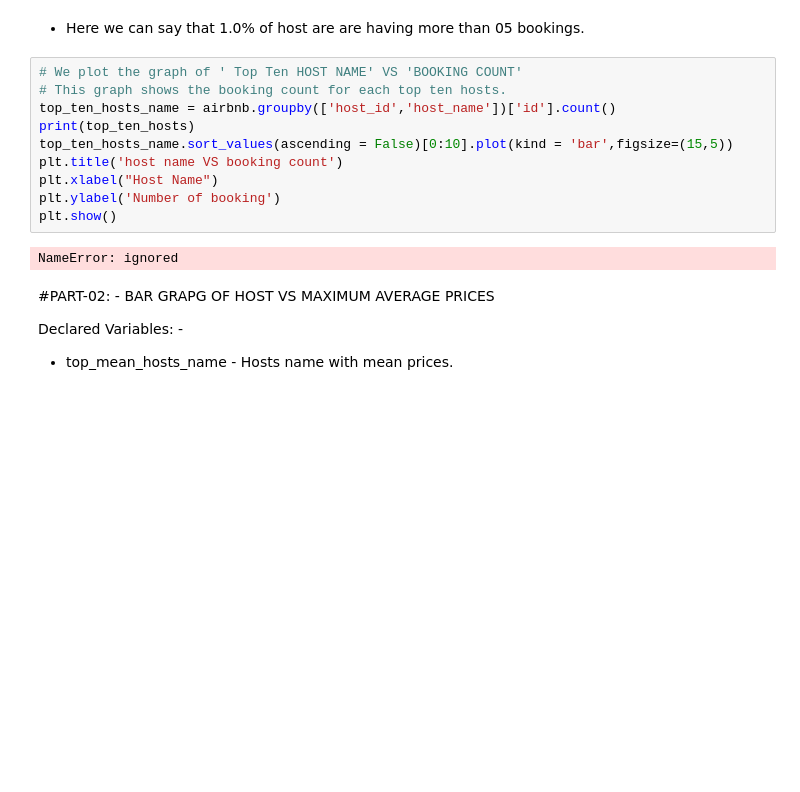
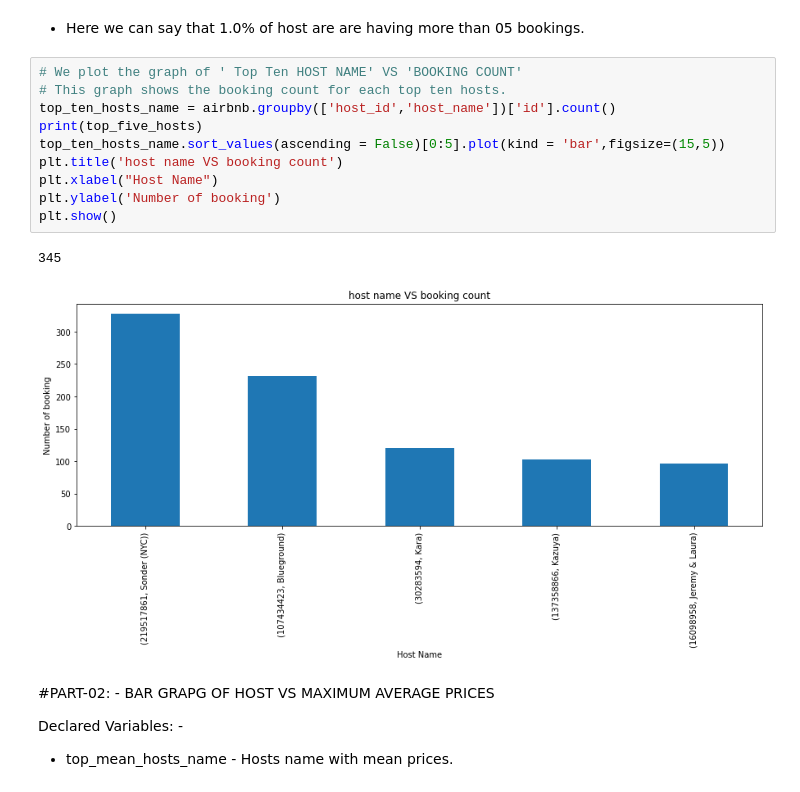
Before and after one commit to 66aadesh/AirBnB-Bookings-EDA, a Jupyter notebook: Copy_of_Airbnb_Bookings_Analysis_Capstone_Project.ipynb, the cells around one changed output. Saved outputs shown, nothing was run; the diff lists cells and outputs as text; blank space fills up the shorter version.

```diff
--- a/Copy_of_Airbnb_Bookings_Analysis_Capstone_Project.ipynb
+++ b/Copy_of_Airbnb_Bookings_Analysis_Capstone_Project.ipynb
@@ -205,15 +207,16 @@ print(top_hosts_percentage)
 # %%
 # We plot the graph of ' Top Ten HOST NAME' VS 'BOOKING COUNT'
 # This graph shows the booking count for each top ten hosts.
 top_ten_hosts_name = airbnb.groupby(['host_id','host_name'])['id'].count()
-print(top_ten_hosts)
-top_ten_hosts_name.sort_values(ascending = False)[0:10].plot(kind = 'bar',figsize=(15,5))
+print(top_five_hosts)
+top_ten_hosts_name.sort_values(ascending = False)[0:5].plot(kind = 'bar',figsize=(15,5))
 plt.title('host name VS booking count')
 plt.xlabel("Host Name")
 plt.ylabel('Number of booking')
 plt.show()
 # %% [output]
-NameError: ignored
+345
+[figure, added]
 # %% [markdown]
 #PART-02: -
 BAR GRAPG OF HOST VS MAXIMUM AVERAGE PRICES
```
Also changed, not shown: parts of 23 cells of this notebook.
